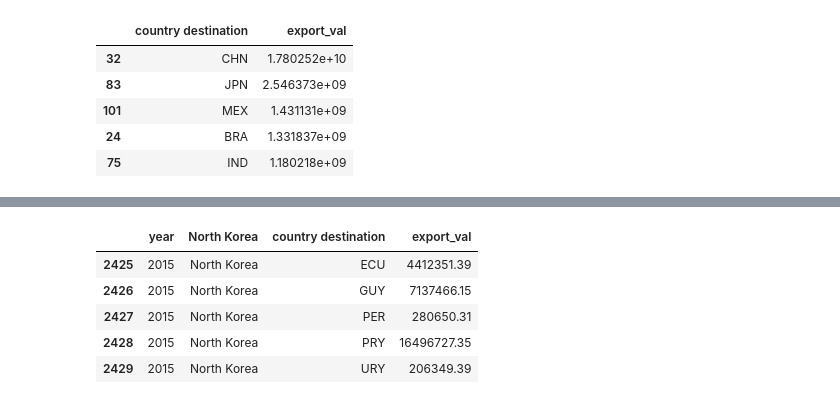
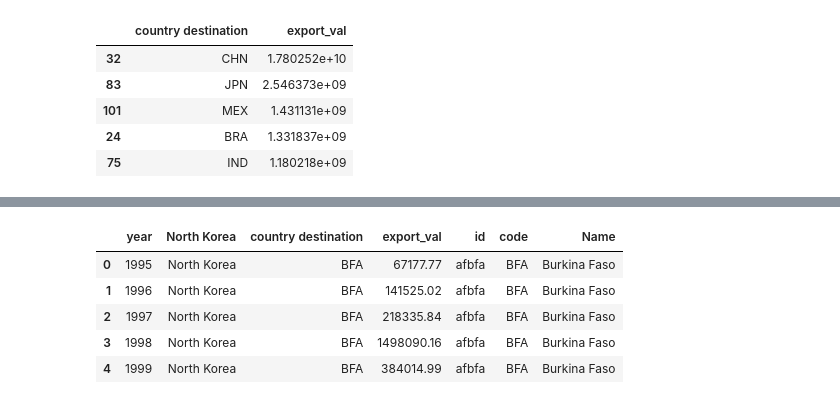
Before and after one commit to JulienAssouline/data-studios-projects, a Jupyter notebook: code/Python_bootcamp/Class 2 - Pandas.ipynb, the cells around one changed output, grey strips where cells are left out. Saved outputs shown, nothing was run; the diff lists cells and outputs as text; code cells hidden in the pictures.

```diff
--- a/code/Python_bootcamp/Class 2 - Pandas.ipynb
+++ b/code/Python_bootcamp/Class 2 - Pandas.ipynb
@@ -243,9 +225,0 @@ df_countries.tail()
-# %%
-df.tail()
-# %% [output]
-|  | year | North Korea | country destination | export_val |
-| 2425 | 2015 | North Korea | ECU | 4412351.39 |
-| 2426 | 2015 | North Korea | GUY | 7137466.15 |
-| 2427 | 2015 | North Korea | PER | 280650.31 |
-| 2428 | 2015 | North Korea | PRY | 16496727.35 |
-| 2429 | 2015 | North Korea | URY | 206349.39 |
@@ -260,0 +226,11 @@ df.tail()
+# %%
+df_merged = df.merge(countries, left_on = "country destination", right_on = "code")
+# %%
+df_merged.head()
+# %% [output]
+|  | year | North Korea | country destination | export_val | id | code | Name |
+| 0 | 1995 | North Korea | BFA | 67177.77 | afbfa | BFA | Burkina Faso |
+| 1 | 1996 | North Korea | BFA | 141525.02 | afbfa | BFA | Burkina Faso |
+| 2 | 1997 | North Korea | BFA | 218335.84 | afbfa | BFA | Burkina Faso |
+| 3 | 1998 | North Korea | BFA | 1498090.16 | afbfa | BFA | Burkina Faso |
+| 4 | 1999 | North Korea | BFA | 384014.99 | afbfa | BFA | Burkina Faso |
```
Also changed, not shown: parts of 21 cells of this notebook, 3 other files.
